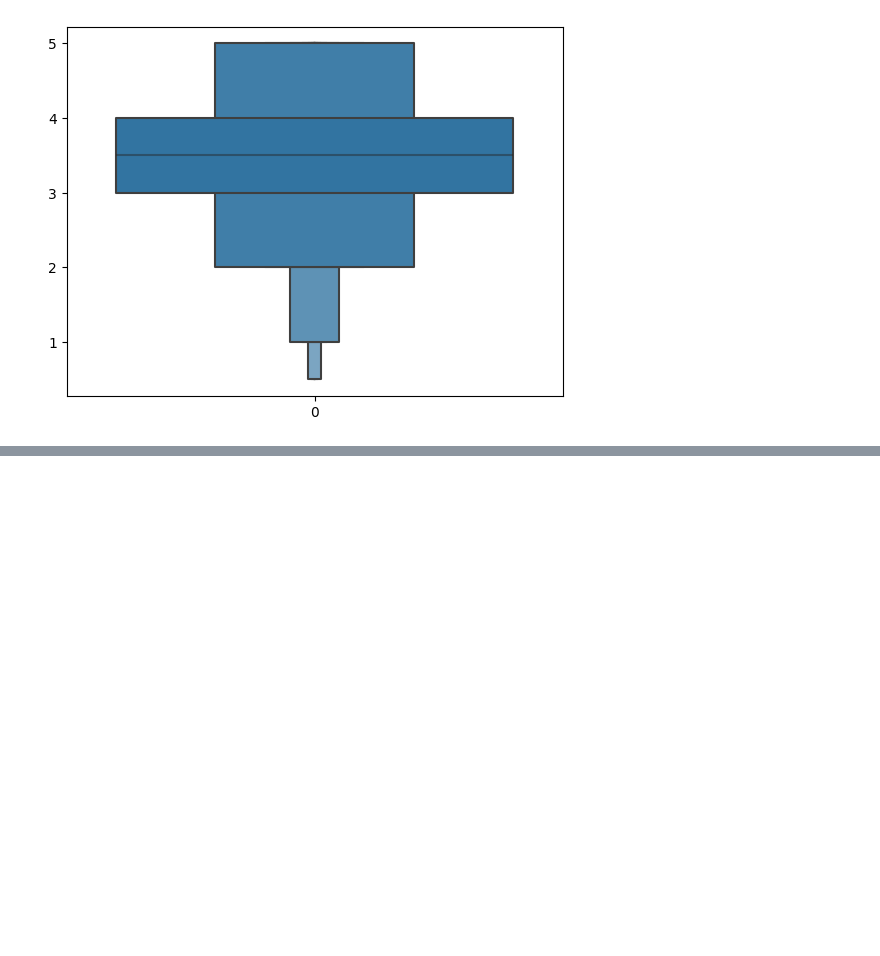
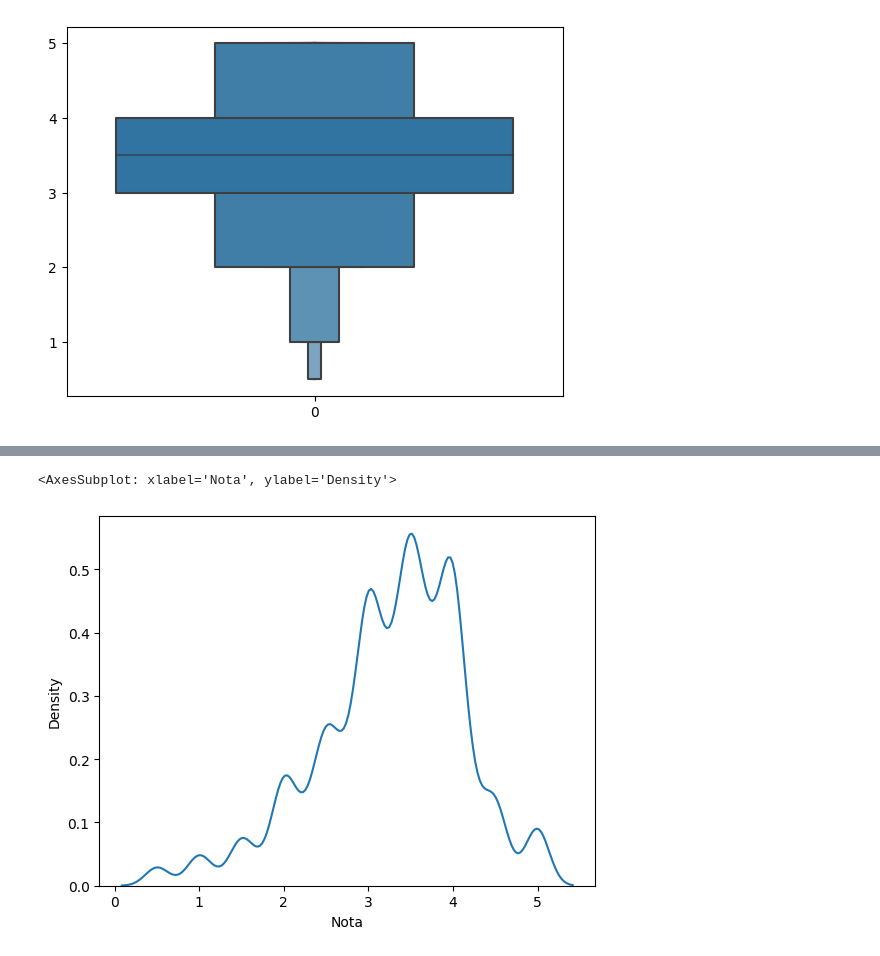
Before and after one commit to DevLuizP/Introducao_DataScience, a Jupyter notebook: Introducao.ipynb, the cells around one changed output, grey strips where cells are left out. Saved outputs shown, nothing was run; the diff lists cells and outputs as text; code cells hidden in the pictures; blank space fills up the shorter version.

```diff
--- a/Introducao.ipynb
+++ b/Introducao.ipynb
@@ -167,0 +203,5 @@ sns.boxenplot(nota.Nota)
+# %%
+sns.kdeplot(medias_por_filme)
+# %% [output]
+<AxesSubplot: xlabel='Nota', ylabel='Density'>
+[figure, added]
```
Also changed, not shown: parts of 24 cells of this notebook.
